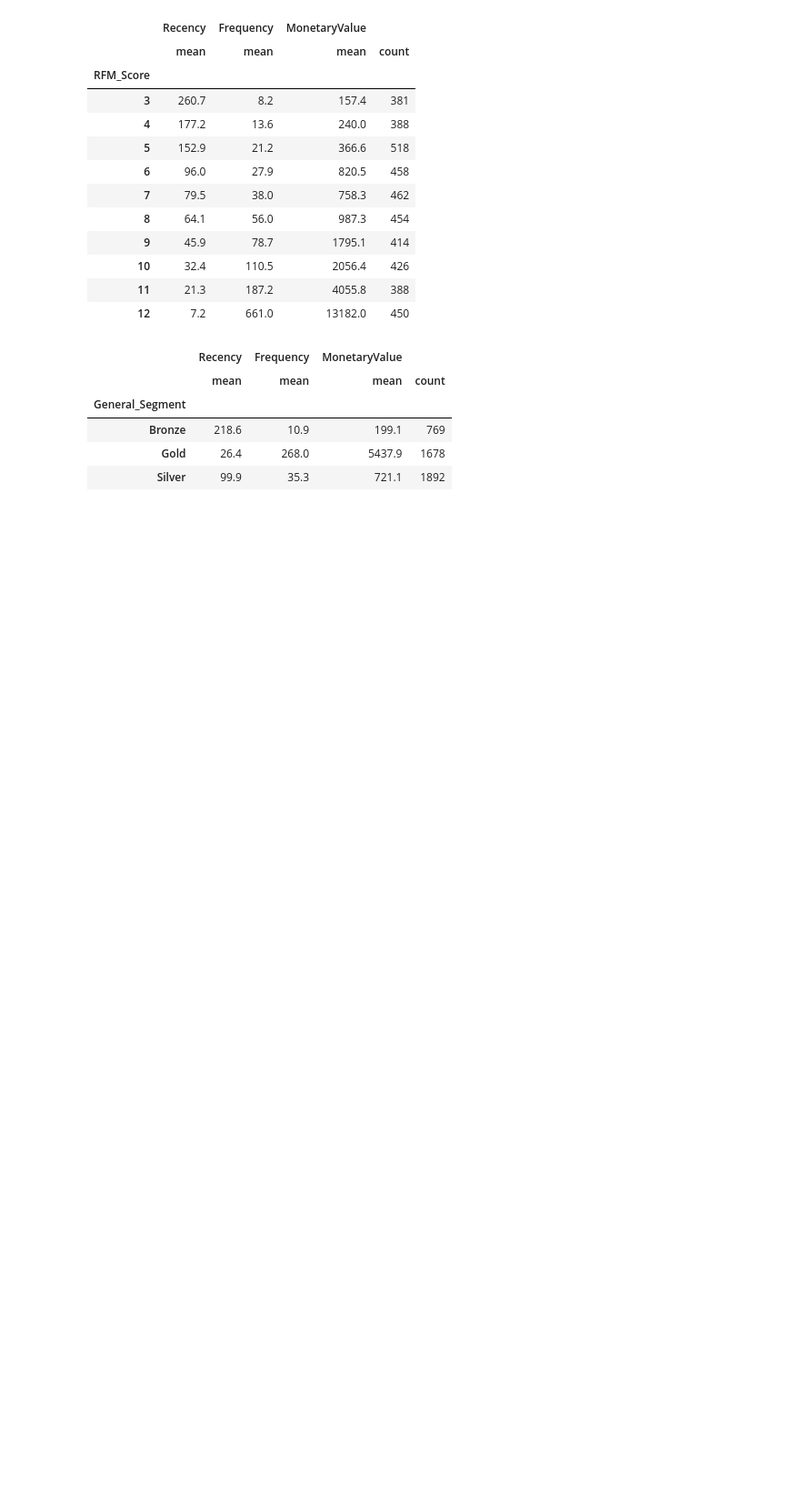
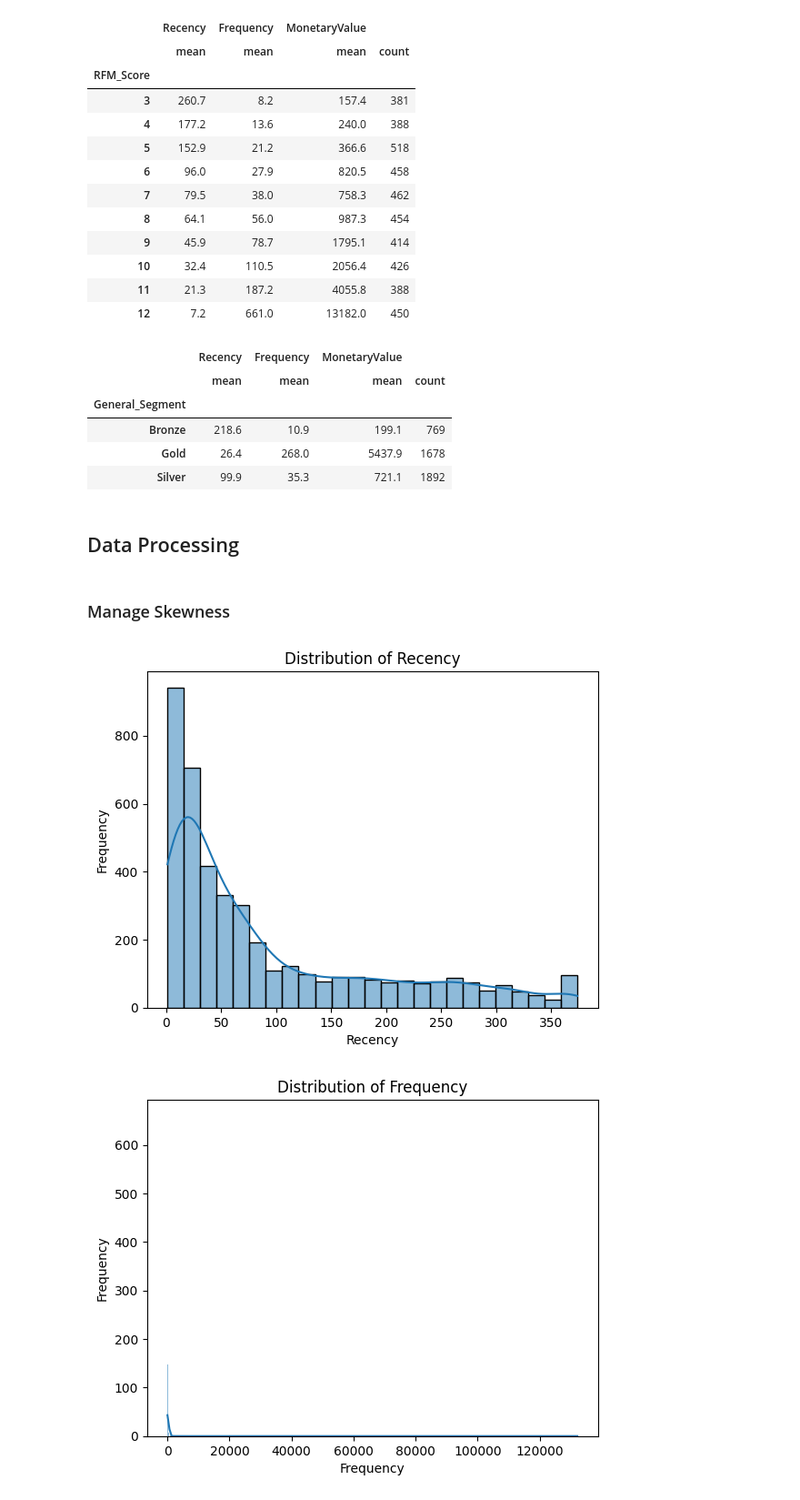
Before and after one commit to sandys-ss/RFM-Analysis, a Jupyter notebook: rfm.ipynb, the cells around one changed output. Shown: that part at 91% size. Cells and saved outputs as stored; diff of their text form; code cells hidden in the pictures; blank space fills up the shorter version.

```diff
--- a/rfm.ipynb
+++ b/rfm.ipynb
@@ -347,3 +347,24 @@ datamart.groupby('General_Segment').agg({
 | Bronze | 218.6 | 10.9 | 199.1 | 769 |
 | Gold | 26.4 | 268.0 | 5437.9 | 1678 |
 | Silver | 99.9 | 35.3 | 721.1 | 1892 |
+# %% [markdown]
+## Data Processing
+# %% [markdown]
+### Manage Skewness
+# %%
+import seaborn as sns
+import matplotlib.pyplot as plt
+
+# Daftar kolom yang akan ditampilkan histplot-nya
+columns = ['Recency', 'Frequency', 'MonetaryValue']
+
+# Mengulang setiap kolom dalam daftar
+for column in columns:
+    sns.histplot(datamart[column], kde=True)
+    plt.title(f'Distribution of {column}')
+    plt.xlabel(column)
+    plt.ylabel('Frequency')
+    plt.show()
+# %% [output]
+[figure, added]
+[figure, added]
```
Also changed, not shown: parts of 12 cells of this notebook.
